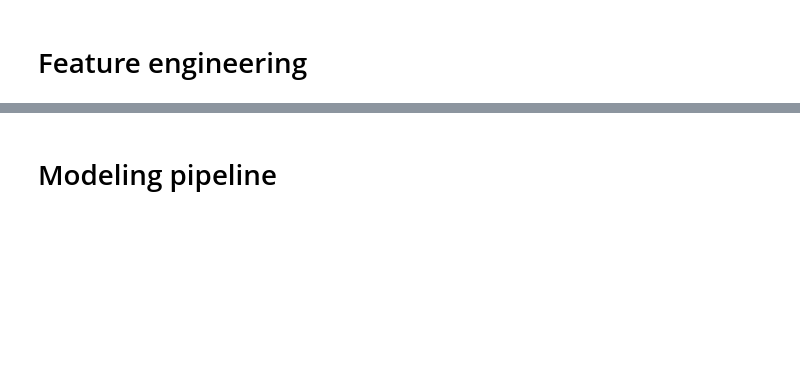
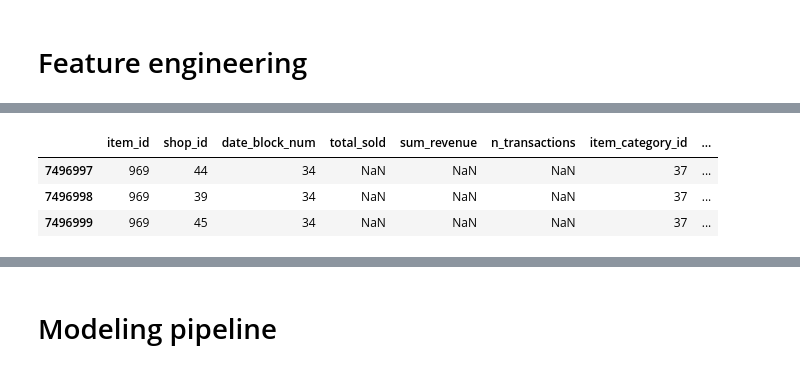
Before and after one commit to fridrichmrtn/hse-advanced-machine-learning, a Jupyter notebook: 02_competitive_data_science/wk06/final_project.ipynb, the cells around one changed output, grey strips where cells are left out. Cells and saved outputs as stored; diff of their text form; code cells hidden in the pictures; blank space fills up the shorter version.

```diff
--- a/02_competitive_data_science/wk06/final_project.ipynb
+++ b/02_competitive_data_science/wk06/final_project.ipynb
@@ -24,17 +24,19 @@ shops = pd.read_csv(DATA_DIR+"shops.csv")
 # %%
 # downcast dataframe
 def optimize_numeric_dtypes(df):
+    import pandas as pd
     float_cols = df.select_dtypes("float").columns
     int_cols = df.select_dtypes("integer").columns
-    df.loc[:,float_cols] = df.loc[:, float_cols].\
+    df[float_cols] = df[float_cols].\
         apply(pd.to_numeric, downcast="float")
-    df.loc[:,int_cols] = df.loc[:, int_cols].\
+    df[int_cols] = df[int_cols].\
         apply(pd.to_numeric, downcast="integer")
     return df
 
 def optimize_categories(df):
+    import pandas as pd
     cat_cols = df.select_dtypes("object").columns
-    df.loc[:,cat_cols] = df.loc[:,cat_cols].\
+    df[cat_cols] = df[cat_cols].\
         apply(lambda x: x.astype("category").cat.codes)
     return df
 # %%
@@ -43,26 +45,15 @@ shop_duplicates_map = {0: 57, 1: 58, 11: 10, 40: 39}
 sales_train["shop_id"] = sales_train["shop_id"].replace(shop_duplicates_map)
 # datetime
 sales_train["date"] = pd.to_datetime(sales_train["date"], format="%d.%m.%Y")
-# remove first 2 months due to inconsistency
-sales_train = sales_train[sales_train.date_block_num>20]
 # filtering on test set
-sales_train = sales_train.loc[sales_train.shop_id.isin(sales_test["shop_id"].unique()), :]
-# Drop training items with extreme or negative prices or sales counts
-sales_train = sales_train[((sales_train["item_price"] > 0) & (sales_train["item_price"] < 75000)) &
-    ((sales_train["item_cnt_day"] > 0) & (sales_train["item_cnt_day"] < 750))]
-# train cartesian product & inds
-shop_item_month = product(sales_train.shop_id.unique(), sales_train.item_id.unique(),
-    sales_train.date_block_num.unique())
-sales_train_index = pd.DataFrame(list(shop_item_month),
-    columns=["shop_id","item_id","date_block_num"])
-# test inds
-sales_test_index = sales_test[["shop_id","item_id"]].copy()
-sales_test_index["date_block_num"] = 34
-# inds
-sales_index = pd.concat([sales_train_index, sales_test_index],
-    ignore_index=True).reset_index(drop=True)
-del sales_test, sales_train_index, sales_test_index
-gc.collect()
+sales_train = sales_train.loc[sales_train.item_id.isin(sales_test["item_id"].unique()), :]
+# drop training items with extreme or negative prices or sales counts
+sales_train = sales_train[((sales_train["item_price"] > 0) & (sales_train["item_price"] < 50000)) &
+    ((sales_train["item_cnt_day"] > 0) & (sales_train["item_cnt_day"] < 1000))]
+# test-based cartesian product & inds
+sales_index = pd.DataFrame(product(sales_test.item_id.unique(), sales_test.shop_id.unique(),
+    range(35)),columns = ["item_id", "shop_id", "date_block_num"])
+sales_index = optimize_numeric_dtypes(sales_index)
 # sales table
 sales_train["revenue"] = sales_train["item_price"]*sales_train["item_cnt_day"]
 sales = sales_train.groupby(["shop_id", "item_id", "date_block_num"], as_index=False).agg(
@@ -70,7 +61,10 @@ sales = sales_train.groupby(["shop_id", "item_id", "date_block_num"], as_index=F
     n_transactions = ("item_cnt_day",pd.Series.count))\
         .sort_values("date_block_num")
 sales = sales_index.merge(sales, how="left",
-    on=["shop_id", "item_id", "date_block_num"]).fillna(0)
+    on=["shop_id", "item_id", "date_block_num"])
+sales["date_block_num"].fillna(34, inplace=True)
+sales.loc[sales.date_block_num<34, ["total_sold", "sum_revenue", "n_transactions"]]=\
+    sales.loc[sales.date_block_num<34, ["total_sold", "sum_revenue", "n_transactions"]].fillna(0)
 sales = optimize_numeric_dtypes(sales)
-del sales_train, sales_index; gc.collect()
+del sales_train, sales_test, sales_index; gc.collect()
 sales.head(3)
@@ -118,28 +132,33 @@ sales.head(3)
 # %%
 # date features
 def working_days_count(from_date, to_date=None):
     import pandas as pd
     if to_date is None:
         to_date=from_date+pd.DateOffset(months=1)
     temp_date=from_date
     cnt=0
     while temp_date<to_date:
         if temp_date.weekday()<5:
             cnt+=1
         temp_date+=pd.DateOffset(days=1)
     return ((to_date-from_date).days, cnt, (to_date-from_date).days-cnt)
 dates = pd.DataFrame(sales.date_block_num.unique(), columns=["date_block_num"])
 dates["date"] = dates["date_block_num"].apply(lambda x: pd.to_datetime("01/01/2013")+\
     pd.DateOffset(months=x))
 dates["year"] = dates.date.dt.year
 dates["month"] = dates.date.dt.month
 dates = optimize_numeric_dtypes(pd.concat([dates, pd.DataFrame.from_records(
         dates["date"].apply(lambda x: working_days_count(x)),
     columns=["total_days", "working_days", "weekend_days"])], axis=1))
 sales = sales.merge(dates[["date_block_num","year","month","total_days", "working_days",
     "weekend_days"]], how="inner", on="date_block_num")
 del dates; gc.collect()
-sales.head(3)
+sales.tail(3)
+# %% [output]
+|  | item_id | shop_id | date_block_num | total_sold | sum_revenue | n_transactions | item_category_id | ... |
+| 7496997 | 969 | 44 | 34 | NaN | NaN | NaN | 37 | ... |
+| 7496998 | 969 | 39 | 34 | NaN | NaN | NaN | 37 | ... |
+| 7496999 | 969 | 45 | 34 | NaN | NaN | NaN | 37 | ... |
 # %%
 # pricing overall and inside cat
 item_pricing = sales.groupby(["date_block_num","item_id","item_category_id"], as_index=False).\
```
Also changed, not shown: parts of 23 cells of this notebook, 1 other file.
